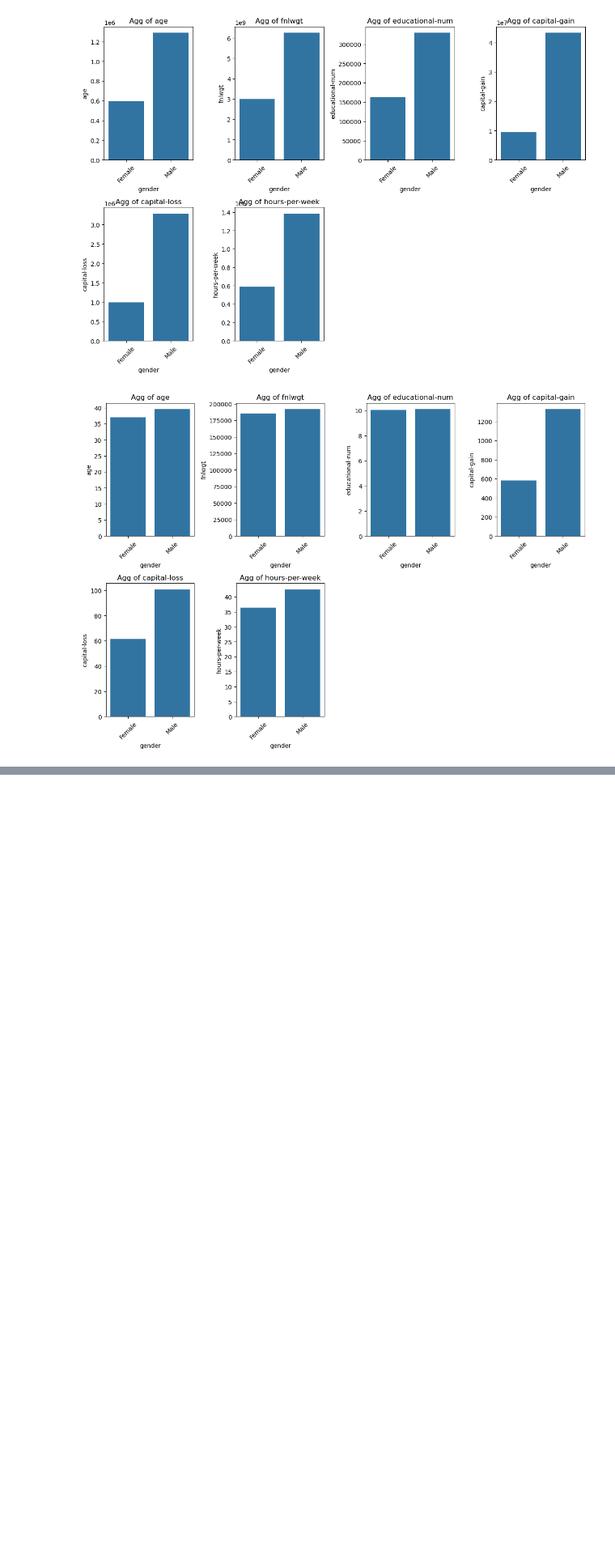
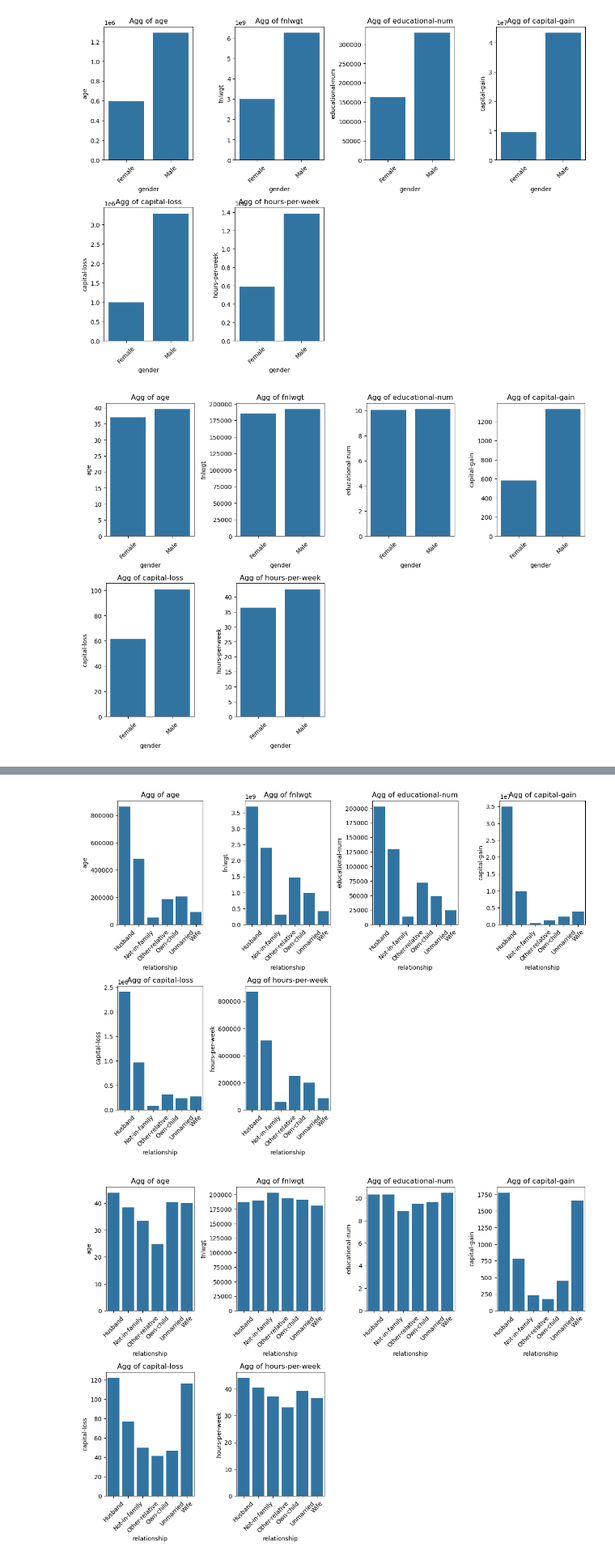
Before and after one commit to MaukanMir/Income-Prediction-Classification, a Jupyter notebook: training.ipynb, the cells around one changed output, grey strips where cells are left out. Shown at 81% size. Saved outputs shown, nothing was run; the diff lists cells and outputs as text; code cells hidden in the pictures; blank space fills up the shorter version.

```diff
--- a/training.ipynb
+++ b/training.ipynb
@@ -339,0 +330,6 @@ df
+# %%
+aggregate_dataset(df, numerical_types.columns, "relationship", "sum")
+aggregate_dataset(df, numerical_types.columns, "relationship", "mean")
+# %% [output]
+[figure, added]
+[figure, added]
```
Also changed, not shown: parts of 2 cells of this notebook.
